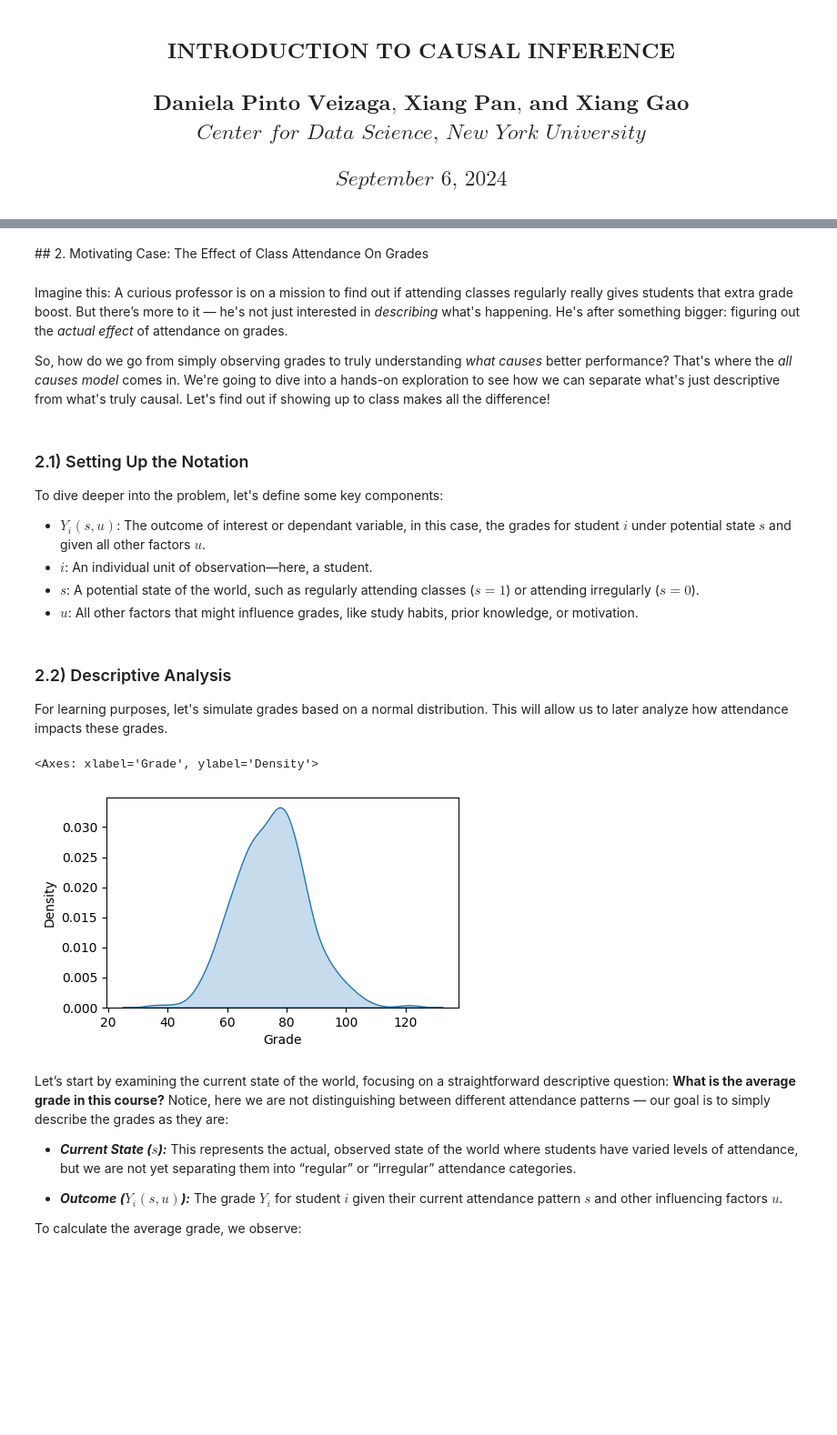
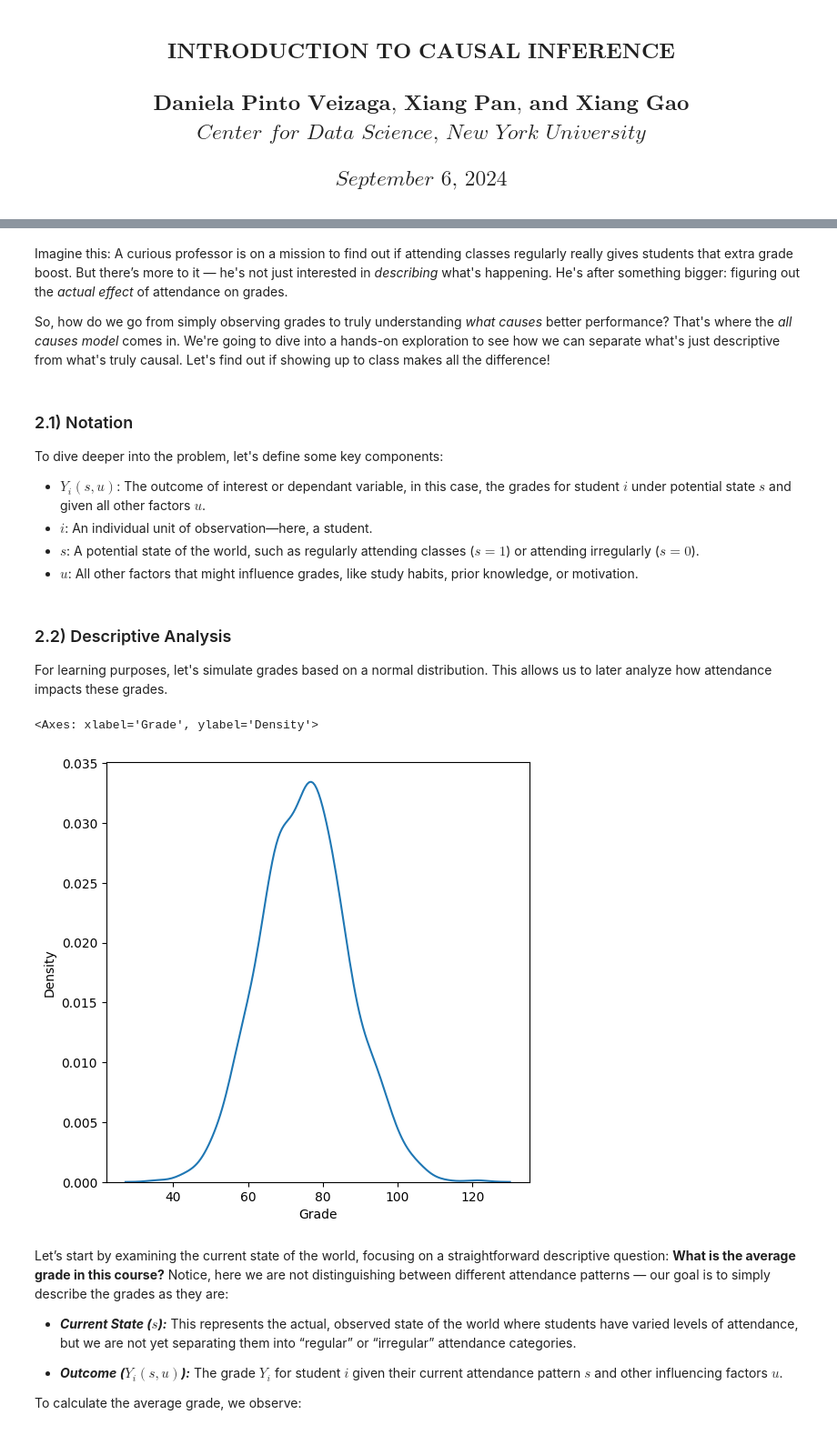
Before and after one commit to dapivei/causal-infere, a Jupyter notebook: sections/1-Introduction.ipynb, the cells around one changed output, grey strips where cells are left out. Shown: that part at 91% size. Cells and saved outputs as stored; diff of their text form; code cells hidden in the pictures; blank space fills up the shorter version.

```diff
--- a/sections/1-Introduction.ipynb
+++ b/sections/1-Introduction.ipynb
@@ -26,14 +42,12 @@ import numpy as np
 import pandas as pd
 import matplotlib.pyplot as plt
 import seaborn as sns
-# %% [markdown]
-## 2. Motivating Case: The Effect of Class Attendance On Grades
 # %% [markdown]
 Imagine this: A curious professor is on a mission to find out if attending classes regularly really gives students that extra grade boost. But there’s more to it — he's not just interested in *describing* what's happening. He's after something bigger: figuring out the *actual effect* of attendance on grades.
 
 So, how do we go from simply observing grades to truly understanding *what causes* better performance? That's where the *all causes model* comes in. We're going to dive into a hands-on exploration to see how we can separate what's just descriptive from what's truly causal. Let's find out if showing up to class makes all the difference!
 # %% [markdown]
-### 2.1) Setting Up the Notation
+### 2.1) Notation
 
 To dive deeper into the problem, let's define some key components:
 
@@ -45,31 +59,30 @@ To dive deeper into the problem, let's define some key components:
 ### 2.2) Descriptive Analysis
 
 
-For learning purposes, let's simulate grades based on a normal distribution. This will allow us to later analyze how attendance impacts these grades.
+For learning purposes, let's simulate grades based on a normal distribution. This allows us to later analyze how attendance impacts these grades.
+# %%
+# Setting a random seed for reproducibility
+np.random.seed(42)
+
+# Parameters
+students = 1000
+mean_grade = 75
+std_grade = 12
 # %%
-# Setting a random seed for reproducibility
-np.random.seed(42)
-
-# Parameters
-students = 300
-mean_grade = 75
-std_grade = 12
-
-
 # Simulate attendance and grades
 grades = np.random.normal(mean_grade, std_grade, students)
 attendance = np.random.binomial(1, 0.6, students)
 grades = pd.DataFrame({
     'Grade': grades,
     'Attendance': attendance
 })
 
 # Plot
-plt.figure(figsize=(5, 3))
-sns.kdeplot(grades['Grade'], fill=True)
+plt.figure(figsize=(6, 6))
+sns.kdeplot(grades['Grade'])
 # %% [output]
 <Axes: xlabel='Grade', ylabel='Density'>
-[figure, old version]
+[figure, new version]
 # %% [markdown]
 
 Let’s start by examining the current state of the world, focusing on a straightforward descriptive question: **What is the average grade in this course?** Notice, here we are not distinguishing between different attendance patterns — our goal is to simply describe the grades as they are:
```
Also changed, not shown: parts of 18 cells of this notebook.
